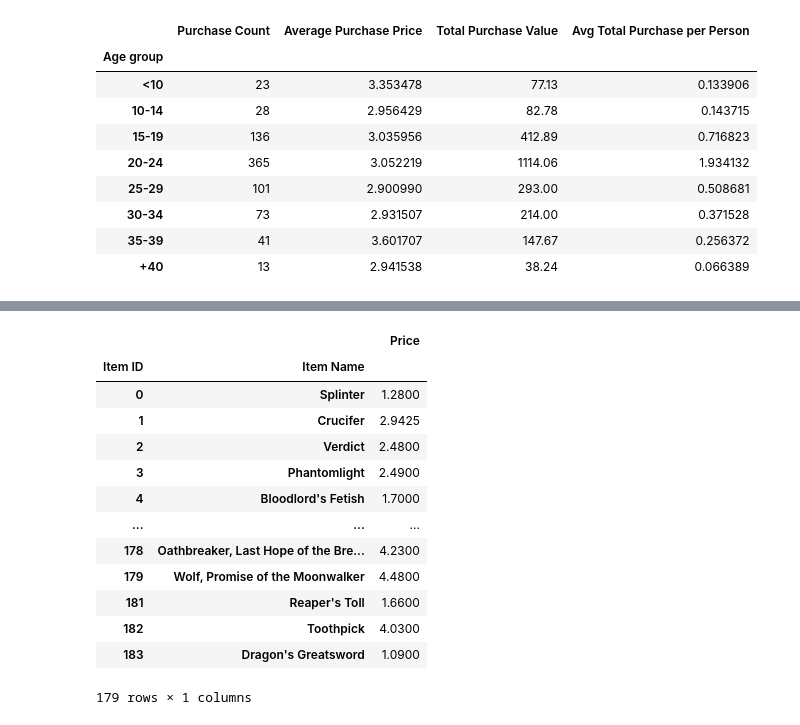
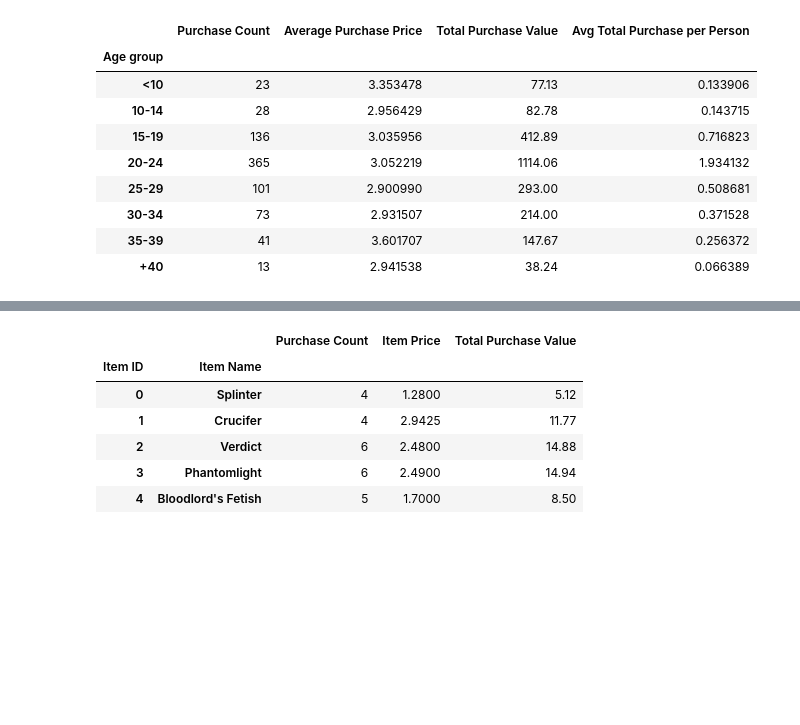
Before and after one commit to anajuarezar/pandas-challenge, a Jupyter notebook: Heroes of Pymoli/main.ipynb, the cells around one changed output, grey strips where cells are left out. Drawn from its saved outputs; the diff is of its cells as text; code cells hidden in the pictures; blank space fills up the shorter version.

Commit message:
Dataframes done

```diff
--- a/Heroes of Pymoli/main.ipynb
+++ b/Heroes of Pymoli/main.ipynb
@@ -279,17 +233,18 @@ grouped_popular.sum()
-# %%
-grouped_popular.mean()
-# %% [output]
-|  |  | Price |
-| Item ID | Item Name |  |
-| 0 | Splinter | 1.2800 |
-| 1 | Crucifer | 2.9425 |
-| 2 | Verdict | 2.4800 |
-| 3 | Phantomlight | 2.4900 |
-| 4 | Bloodlord's Fetish | 1.7000 |
-| ... | ... | ... |
-| 178 | Oathbreaker, Last Hope of the Bre... | 4.2300 |
-| 179 | Wolf, Promise of the Moonwalker | 4.4800 |
-| 181 | Reaper's Toll | 1.6600 |
-| 182 | Toothpick | 4.0300 |
-| 183 | Dragon's Greatsword | 1.0900 |
-179 rows × 1 columns
+# %%
+popular_count = grouped_popular.count()
+# %%
+popular_sum = grouped_popular.sum()
+# %%
+popular_average = grouped_popular.mean()
+# %%
+popular_table = pd.concat([popular_count, popular_average, popular_sum], axis=1)
+popular_table.columns=["Purchase Count", "Item Price", "Total Purchase Value"]
+popular_table.head()
+# %% [output]
+|  |  | Purchase Count | Item Price | Total Purchase Value |
+| Item ID | Item Name |  |  |  |
+| 0 | Splinter | 4 | 1.2800 | 5.12 |
+| 1 | Crucifer | 4 | 2.9425 | 11.77 |
+| 2 | Verdict | 6 | 2.4800 | 14.88 |
+| 3 | Phantomlight | 6 | 2.4900 | 14.94 |
+| 4 | Bloodlord's Fetish | 5 | 1.7000 | 8.50 |
```
Also changed, not shown: parts of 5 cells of this notebook.
